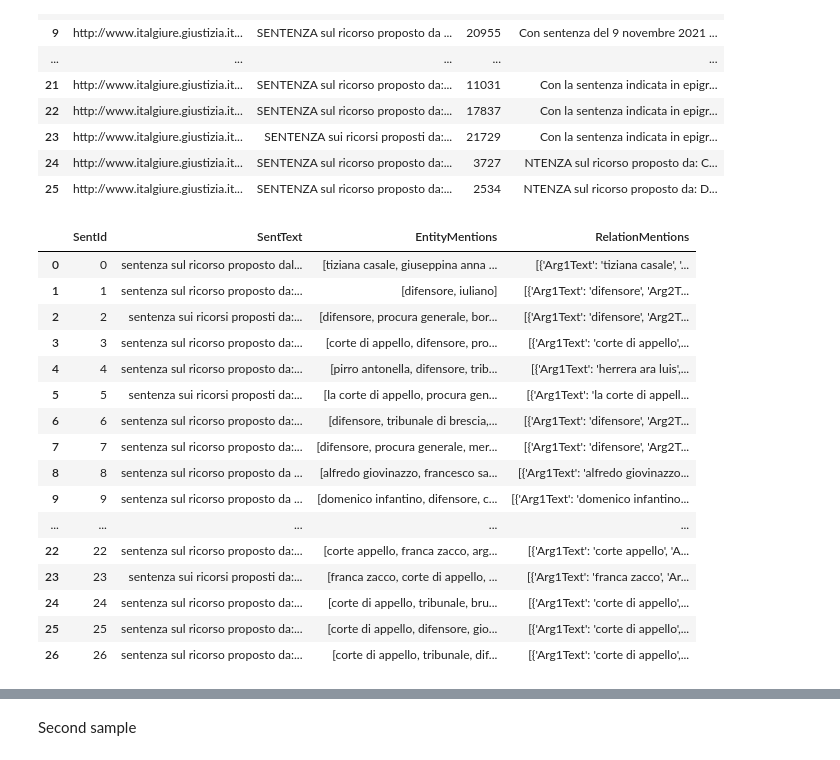
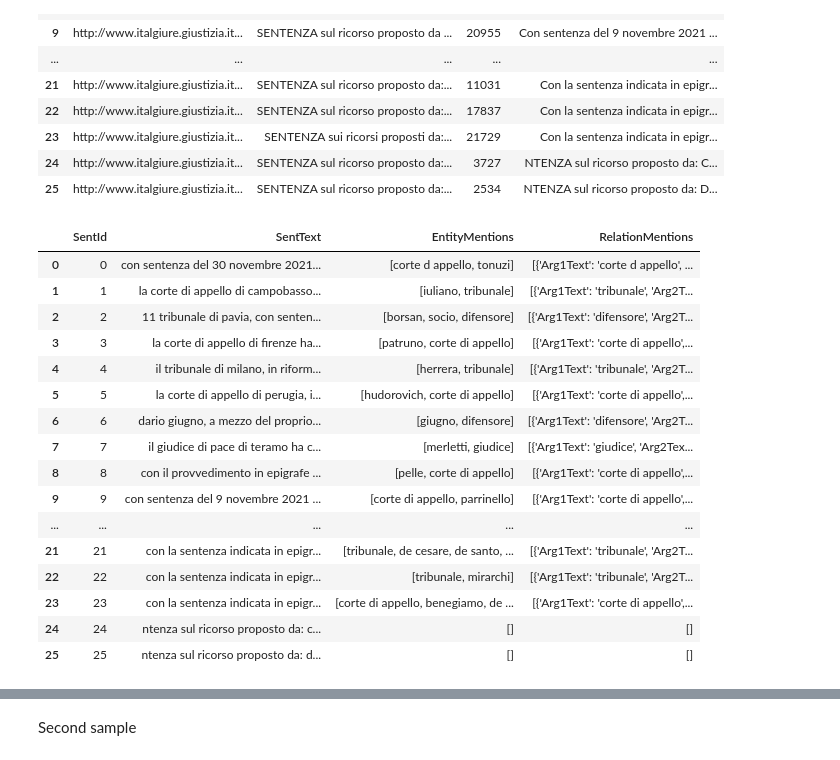
Before and after one commit to Gianpe/NLP_Anonymization, a Jupyter notebook: notebooks/Step2_DataPreparation/DataUnd_DataPrep.ipynb, the cells around one changed output, grey strips where cells are left out. Cells and saved outputs as stored; diff of their text form; code cells hidden in the pictures.

```diff
--- a/notebooks/Step2_DataPreparation/DataUnd_DataPrep.ipynb
+++ b/notebooks/Step2_DataPreparation/DataUnd_DataPrep.ipynb
@@ -197,23 +197,23 @@ ann_file.write(txt)
 
 ann_file.close()
 # %%
-s1 = pd.read_json(data_path + '/Output.json').head(27)
+s1 = pd.read_json(data_path + '/Output_1.json').head(27)
 s1
 # %% [output]
 |  | SentId | SentText | EntityMentions | RelationMentions |
-| 0 | 0 | sentenza sul ricorso proposto dal... | [tiziana casale, giuseppina anna ... | [{'Arg1Text': 'tiziana casale', '... |
-| 1 | 1 | sentenza sul ricorso proposto da:... | [difensore, iuliano] | [{'Arg1Text': 'difensore', 'Arg2T... |
-| 2 | 2 | sentenza sui ricorsi proposti da:... | [difensore, procura generale, bor... | [{'Arg1Text': 'difensore', 'Arg2T... |
-| 3 | 3 | sentenza sul ricorso proposto da:... | [corte di appello, difensore, pro... | [{'Arg1Text': 'corte di appello',... |
-| 4 | 4 | sentenza sul ricorso proposto da:... | [pirro antonella, difensore, trib... | [{'Arg1Text': 'herrera ara luis',... |
-| 5 | 5 | sentenza sui ricorsi proposti da:... | [la corte di appello, procura gen... | [{'Arg1Text': 'la corte di appell... |
-| 6 | 6 | sentenza sul ricorso proposto da:... | [difensore, tribunale di brescia,... | [{'Arg1Text': 'difensore', 'Arg2T... |
-| 7 | 7 | sentenza sul ricorso proposto da:... | [difensore, procura generale, mer... | [{'Arg1Text': 'difensore', 'Arg2T... |
-| 8 | 8 | sentenza sul ricorso proposto da ... | [alfredo giovinazzo, francesco sa... | [{'Arg1Text': 'alfredo giovinazzo... |
-| 9 | 9 | sentenza sul ricorso proposto da ... | [domenico infantino, difensore, c... | [{'Arg1Text': 'domenico infantino... |
+| 0 | 0 | con sentenza del 30 novembre 2021... | [corte d appello, tonuzi] | [{'Arg1Text': 'corte d appello', ... |
+| 1 | 1 | la corte di appello di campobasso... | [iuliano, tribunale] | [{'Arg1Text': 'tribunale', 'Arg2T... |
+| 2 | 2 | 11 tribunale di pavia, con senten... | [borsan, socio, difensore] | [{'Arg1Text': 'difensore', 'Arg2T... |
+| 3 | 3 | la corte di appello di firenze ha... | [patruno, corte di appello] | [{'Arg1Text': 'corte di appello',... |
+| 4 | 4 | il tribunale di milano, in riform... | [herrera, tribunale] | [{'Arg1Text': 'tribunale', 'Arg2T... |
+| 5 | 5 | la corte di appello di perugia, i... | [hudorovich, corte di appello] | [{'Arg1Text': 'corte di appello',... |
+| 6 | 6 | dario giugno, a mezzo del proprio... | [giugno, difensore] | [{'Arg1Text': 'difensore', 'Arg2T... |
+| 7 | 7 | il giudice di pace di teramo ha c... | [merletti, giudice] | [{'Arg1Text': 'giudice', 'Arg2Tex... |
+| 8 | 8 | con il provvedimento in epigrafe ... | [pelle, corte di appello] | [{'Arg1Text': 'corte di appello',... |
+| 9 | 9 | con sentenza del 9 novembre 2021 ... | [corte di appello, parrinello] | [{'Arg1Text': 'corte di appello',... |
 | ... | ... | ... | ... | ... |
-| 22 | 22 | sentenza sul ricorso proposto da:... | [corte appello, franca zacco, arg... | [{'Arg1Text': 'corte appello', 'A... |
-| 23 | 23 | sentenza sui ricorsi proposti da:... | [franca zacco, corte di appello, ... | [{'Arg1Text': 'franca zacco', 'Ar... |
-| 24 | 24 | sentenza sul ricorso proposto da:... | [corte di appello, tribunale, bru... | [{'Arg1Text': 'corte di appello',... |
-| 25 | 25 | sentenza sul ricorso proposto da:... | [corte di appello, difensore, gio... | [{'Arg1Text': 'corte di appello',... |
-| 26 | 26 | sentenza sul ricorso proposto da:... | [corte di appello, tribunale, dif... | [{'Arg1Text': 'corte di appello',... |
+| 21 | 21 | con la sentenza indicata in epigr... | [tribunale, de cesare, de santo, ... | [{'Arg1Text': 'tribunale', 'Arg2T... |
+| 22 | 22 | con la sentenza indicata in epigr... | [tribunale, mirarchi] | [{'Arg1Text': 'tribunale', 'Arg2T... |
+| 23 | 23 | con la sentenza indicata in epigr... | [corte di appello, benegiamo, de ... | [{'Arg1Text': 'corte di appello',... |
+| 24 | 24 | ntenza sul ricorso proposto da: c... | [] | [] |
+| 25 | 25 | ntenza sul ricorso proposto da: d... | [] | [] |
```
Also changed, not shown: parts of 28 cells of this notebook, 15 other files.
